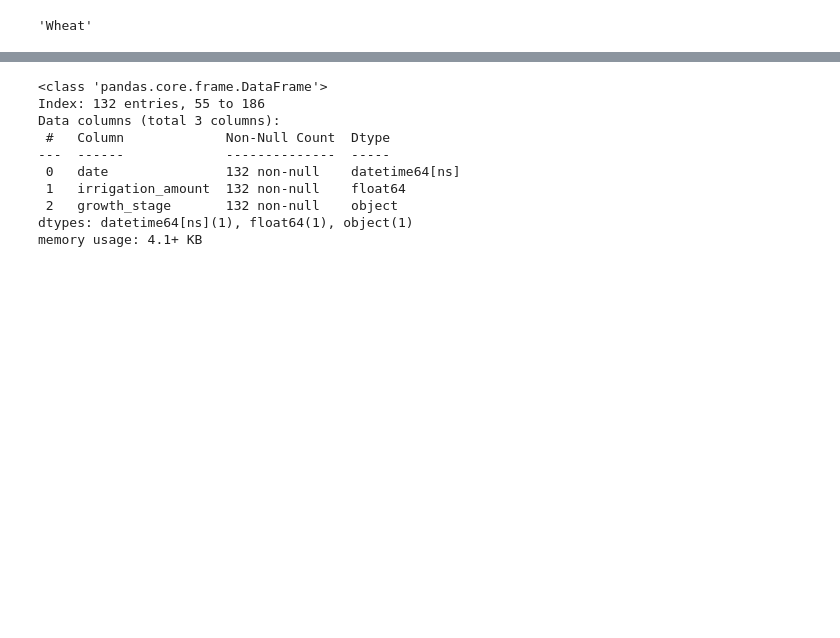
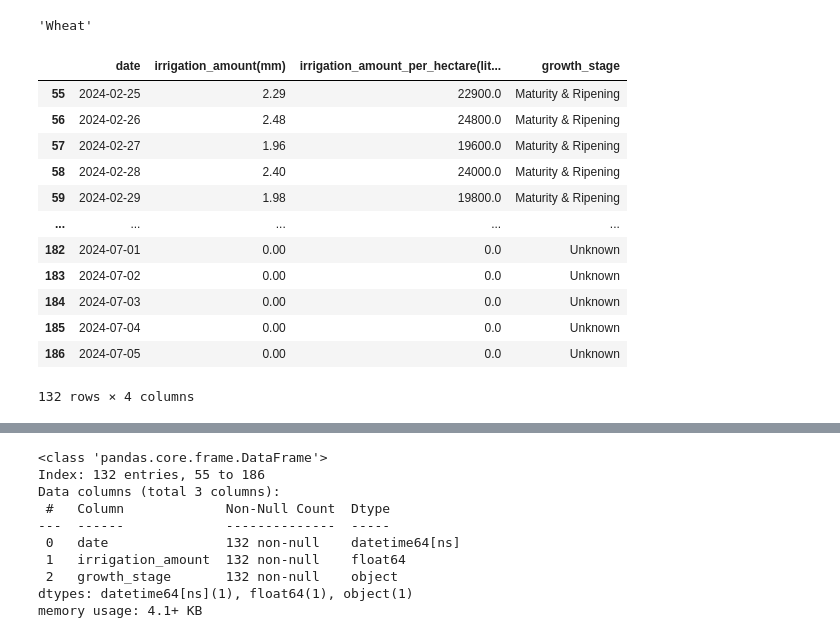
Before and after one commit to Godwin-Oti/Smart-Irrigation-System, a Jupyter notebook: Punjab_India/PUNJAB_2.ipynb, the cells around one changed output, grey strips where cells are left out. Drawn from its saved outputs; the diff is of its cells as text; code cells hidden in the pictures; blank space fills up the shorter version.

```diff
--- a/Punjab_India/PUNJAB_2.ipynb
+++ b/Punjab_India/PUNJAB_2.ipynb
@@ -676,19 +775,42 @@ present_data_with_forecast_data.describe().T
 # %% [output]
 'Wheat'
 # %%
-threshold_soil_moisture = 0.220757		  # Example threshold in m³/m³(which is mean of soil moisture in the Dataset)
+
+threshold_soil_moisture = 0.220757  # Example threshold in m³/m³(which is mean of soil moisture in the Dataset)
+
 # Calculate soil deficit
 wheat_data['soil_deficit(mm)'] = wheat_data['ETc (mm)'] - wheat_data['precipitation (mm)']
 wheat_data['irrigation_need'] = wheat_data['soil_moisture_28_to_100cm (m³/m³)'] < threshold_soil_moisture
-#wheat_data['date'] = pd.to_datetime(wheat_data['date'])
+
+# Function to calculate irrigation need
 def calculate_irrigation_need(soil_moisture, threshold, soil_deficit):
     if soil_moisture < threshold:
         return max(0, threshold - soil_moisture + soil_deficit)
     return 0
 
+# Calculate irrigation amount in mm
 wheat_data['irrigation_amount(mm)'] = wheat_data.apply(lambda row: calculate_irrigation_need(
-    row['soil_moisture_28_to_100cm (m³/m³)'], threshold_soil_moisture, row['soil_deficit(mm)']), axis=1)
+    row['soil_moisture_28_to_100cm (m³/m³)'], threshold_soil_moisture, row['soil_deficit(mm)']), axis=1).round(2)
+
+# Calculate irrigation amount per hectare in liters and round to 2 decimal places
+wheat_data['irrigation_amount_per_hectare(liters)'] = (wheat_data['irrigation_amount(mm)'] * 10000).round(2)
 
 # Create an irrigation schedule
-irrigation_schedule = wheat_data[wheat_data['irrigation_need'] == True][['date', 'irrigation_amount(mm)','growth_stage']]
+irrigation_schedule = wheat_data[wheat_data['irrigation_need'] == True][['date', 'irrigation_amount(mm)', 'irrigation_amount_per_hectare(liters)', 'growth_stage']]
+
+# Display the irrigation schedule
 irrigation_schedule
+# %% [output]
+|  | date | irrigation_amount(mm) | irrigation_amount_per_hectare(lit... | growth_stage |
+| 55 | 2024-02-25 | 2.29 | 22900.0 | Maturity & Ripening |
+| 56 | 2024-02-26 | 2.48 | 24800.0 | Maturity & Ripening |
+| 57 | 2024-02-27 | 1.96 | 19600.0 | Maturity & Ripening |
+| 58 | 2024-02-28 | 2.40 | 24000.0 | Maturity & Ripening |
+| 59 | 2024-02-29 | 1.98 | 19800.0 | Maturity & Ripening |
+| ... | ... | ... | ... | ... |
+| 182 | 2024-07-01 | 0.00 | 0.0 | Unknown |
+| 183 | 2024-07-02 | 0.00 | 0.0 | Unknown |
+| 184 | 2024-07-03 | 0.00 | 0.0 | Unknown |
+| 185 | 2024-07-04 | 0.00 | 0.0 | Unknown |
+| 186 | 2024-07-05 | 0.00 | 0.0 | Unknown |
+132 rows × 4 columns
```
Also changed, not shown: parts of 33 cells of this notebook, 1 other file.
